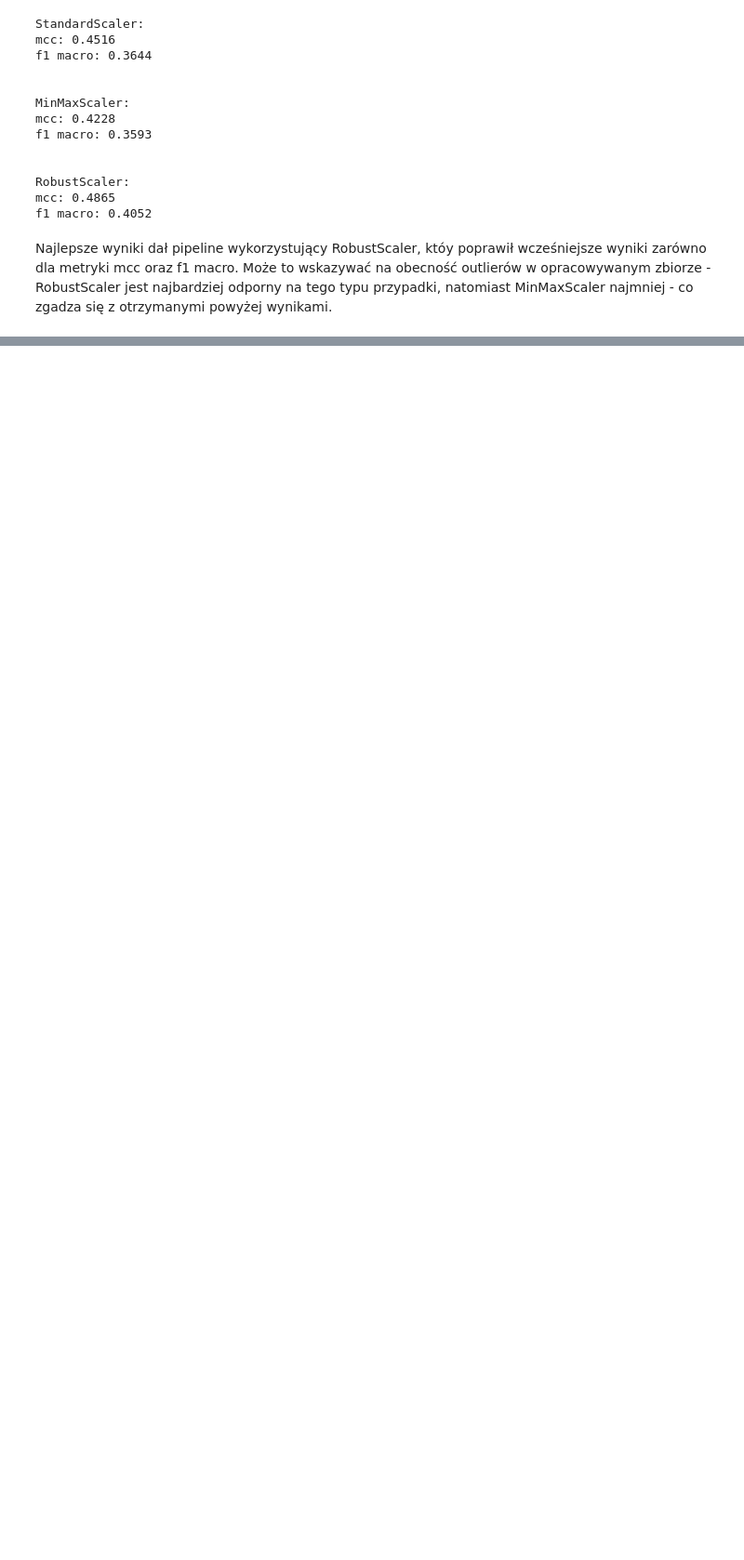
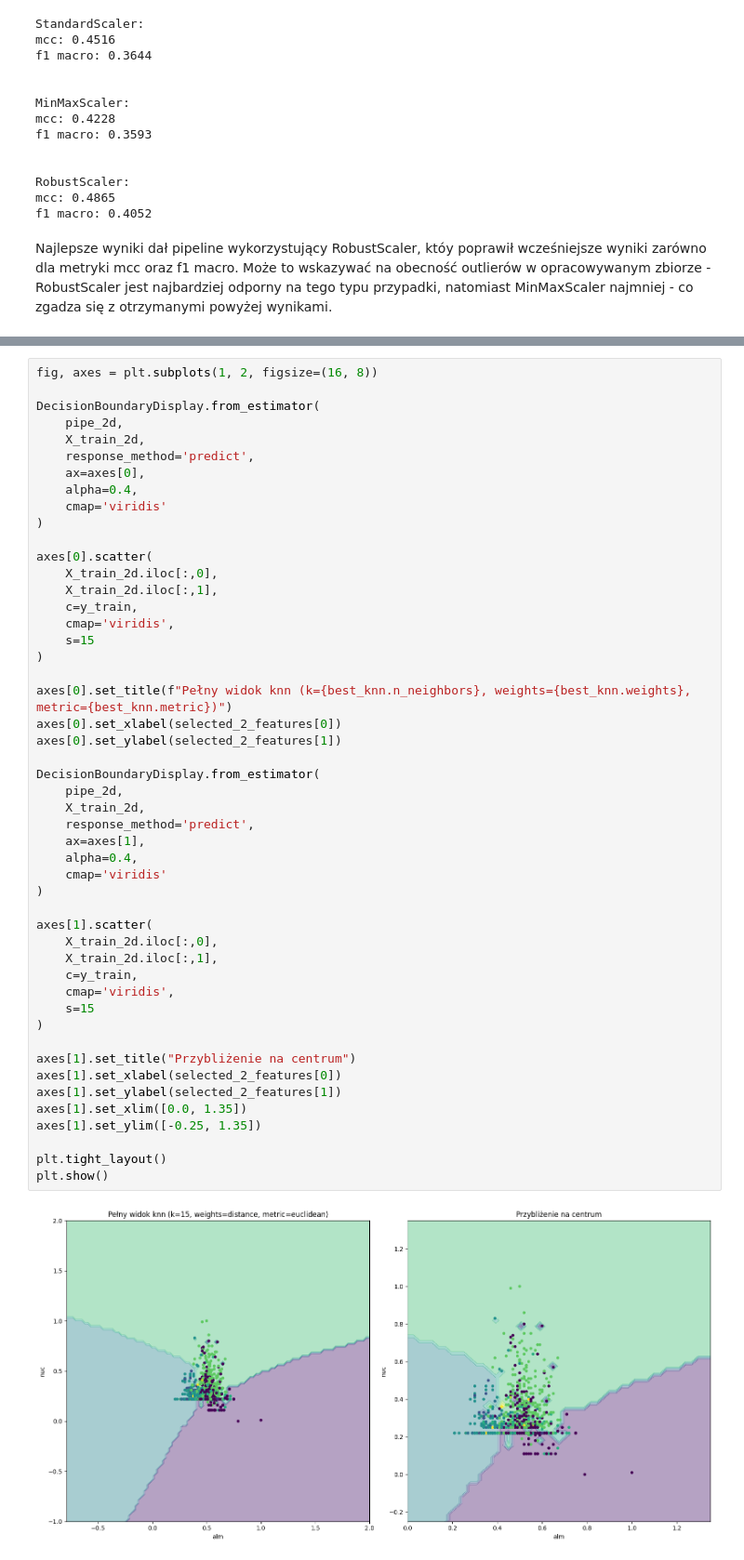
Before and after one commit to Marek55S/machine-learning-basis, a Jupyter notebook: 2-zadanie_domowe/2_zadanie_domowe.ipynb, the cells around one changed output, grey strips where cells are left out. Shown at 93% size. Cells and saved outputs as stored; diff of their text form; blank space fills up the shorter version.

```diff
--- a/2-zadanie_domowe/2_zadanie_domowe.ipynb
+++ b/2-zadanie_domowe/2_zadanie_domowe.ipynb
@@ -380,0 +419,51 @@ Najlepsze wyniki dał pipeline wykorzystujący RobustScaler, któy poprawił wcz
+# %%
+fig, axes = plt.subplots(1, 2, figsize=(16, 8))
+
+DecisionBoundaryDisplay.from_estimator(
+    pipe_2d,
+    X_train_2d,
+    response_method='predict',
+    ax=axes[0],
+    alpha=0.4,
+    cmap='viridis'
+)
+
+axes[0].scatter(
+    X_train_2d.iloc[:,0],
+    X_train_2d.iloc[:,1],
+    c=y_train,
+    cmap='viridis',
+    s=15
+)
+
+axes[0].set_title(f"Pełny widok knn (k={best_knn.n_neighbors}, weights={best_knn.weights}, metric={best_knn.metric})")
+axes[0].set_xlabel(selected_2_features[0])
+axes[0].set_ylabel(selected_2_features[1])
+
+DecisionBoundaryDisplay.from_estimator(
+    pipe_2d,
+    X_train_2d,
+    response_method='predict',
+    ax=axes[1],
+    alpha=0.4,
+    cmap='viridis'
+)
+
+axes[1].scatter(
+    X_train_2d.iloc[:,0],
+    X_train_2d.iloc[:,1],
+    c=y_train,
+    cmap='viridis',
+    s=15
+)
+
+axes[1].set_title("Przybliżenie na centrum")
+axes[1].set_xlabel(selected_2_features[0])
+axes[1].set_ylabel(selected_2_features[1])
+axes[1].set_xlim([0.0, 1.35])
+axes[1].set_ylim([-0.25, 1.35])
+
+plt.tight_layout()
+plt.show()
+# %% [output]
+[figure, added]
```
Also changed, not shown: parts of 4 cells of this notebook.
